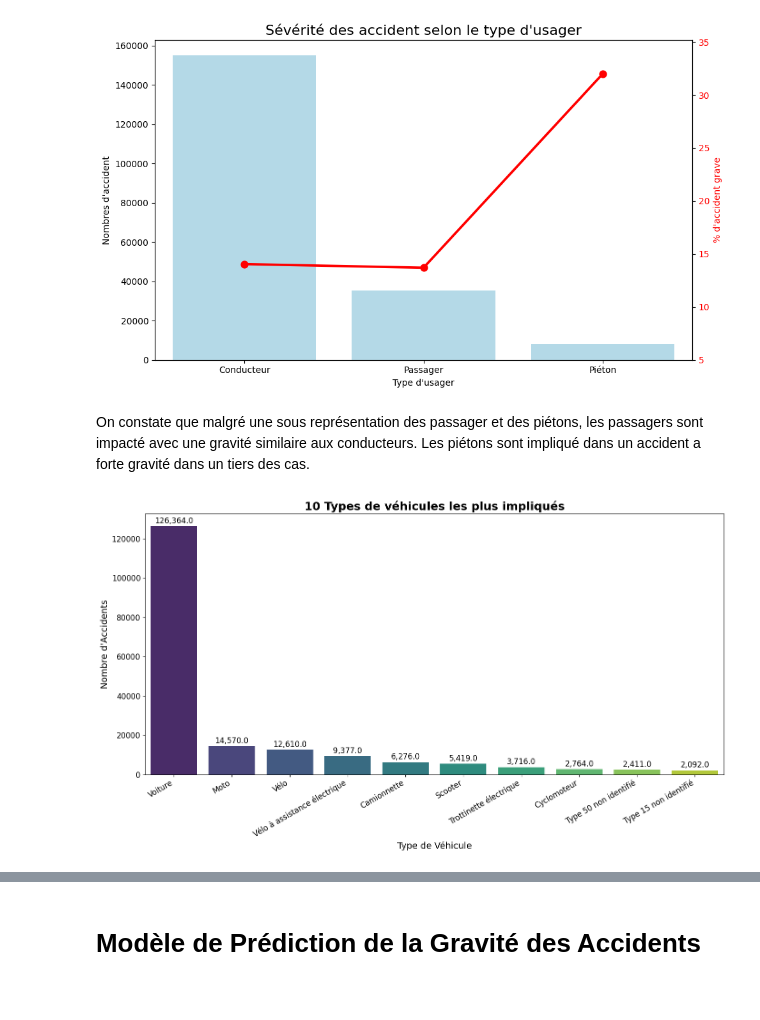
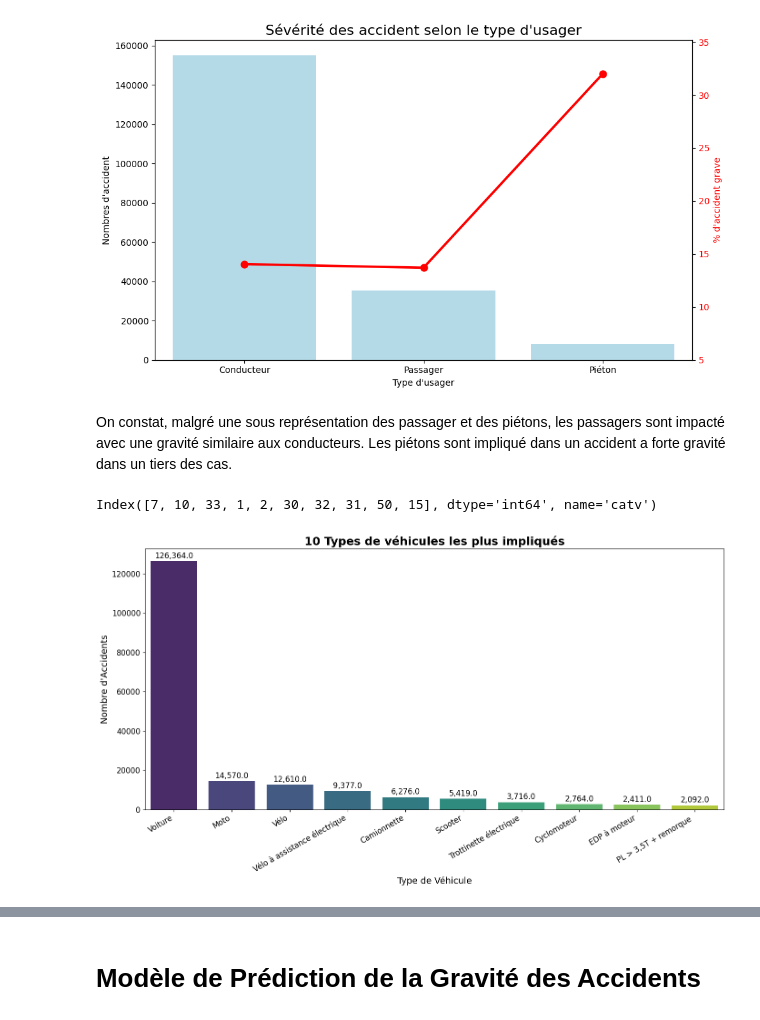
Before and after one commit to Thibo0/projet_ml_m1, a Jupyter notebook: projet.ipynb, the cells around one changed output, grey strips where cells are left out. Saved outputs shown, nothing was run; the diff lists cells and outputs as text; code cells hidden in the pictures.

```diff
--- a/projet.ipynb
+++ b/projet.ipynb
@@ -460,10 +460,10 @@ plt.show()
 # %% [output]
 [figure]
 # %% [markdown]
-On constate que malgré une sous représentation des passager et des piétons, les passagers sont impacté avec une gravité similaire aux conducteurs. Les piétons sont impliqué dans un accident a forte gravité dans un tiers des cas.
+On constat, malgré une sous représentation des passager et des piétons, les passagers sont impacté avec une gravité similaire aux conducteurs. Les piétons sont impliqué dans un accident a forte gravité dans un tiers des cas.
 # %%
 vehicle_counts = dataset_graph['catv'].value_counts().nlargest(10)
-
+print(vehicle_counts.index)
 vehicle_labels = {
     7: 'Voiture',
     10: 'Moto',
@@ -472,36 +472,37 @@ vehicle_labels = {
     2: 'Camionnette',
     31: 'Cyclomoteur',
     1: 'Vélo à assistance électrique',
     32: 'Trottinette électrique',
-    34: 'Véhicule utilitaire léger',
-    13: 'Poids lourd/Camion'
+    50: 'EDP à moteur',
+    15: 'PL > 3,5T + remorque '
 }
 
 vehicle_df = pd.DataFrame({
     'type_vehicule': [vehicle_labels.get(v, f'Type {v} non identifié') for v in vehicle_counts.index],
     'nombre': vehicle_counts.values
 })
 
 plt.figure(figsize=(14, 8))
 ax = sns.barplot(x='type_vehicule', y='nombre', hue='type_vehicule', data=vehicle_df, palette='viridis', legend=False)
 
 plt.title('10 Types de véhicules les plus impliqués', fontsize=18, fontweight='bold')
 plt.xlabel('Type de Véhicule', fontsize=14)
 plt.ylabel('Nombre d\'Accidents', fontsize=14)
 
 for p in ax.patches:
     ax.annotate(f'{p.get_height():,}',
               (p.get_x() + p.get_width() / 2., p.get_height() + 500),
               ha='center', va='bottom', fontsize=12)
 
 plt.xticks(rotation=30, ha='right', fontsize=12)
 plt.yticks(fontsize=12)
 
 
 plt.tight_layout()
 plt.show()
 # %% [output]
+Index([7, 10, 33, 1, 2, 30, 32, 31, 50, 15], dtype='int64', name='catv')
-[figure, old version]
+[figure, new version]
 # %%
 hourly_data = dataset_graph.groupby('hour').agg(
     total_accidents=('hour', 'count'),
```
Also changed, not shown: parts of 3 cells of this notebook.
